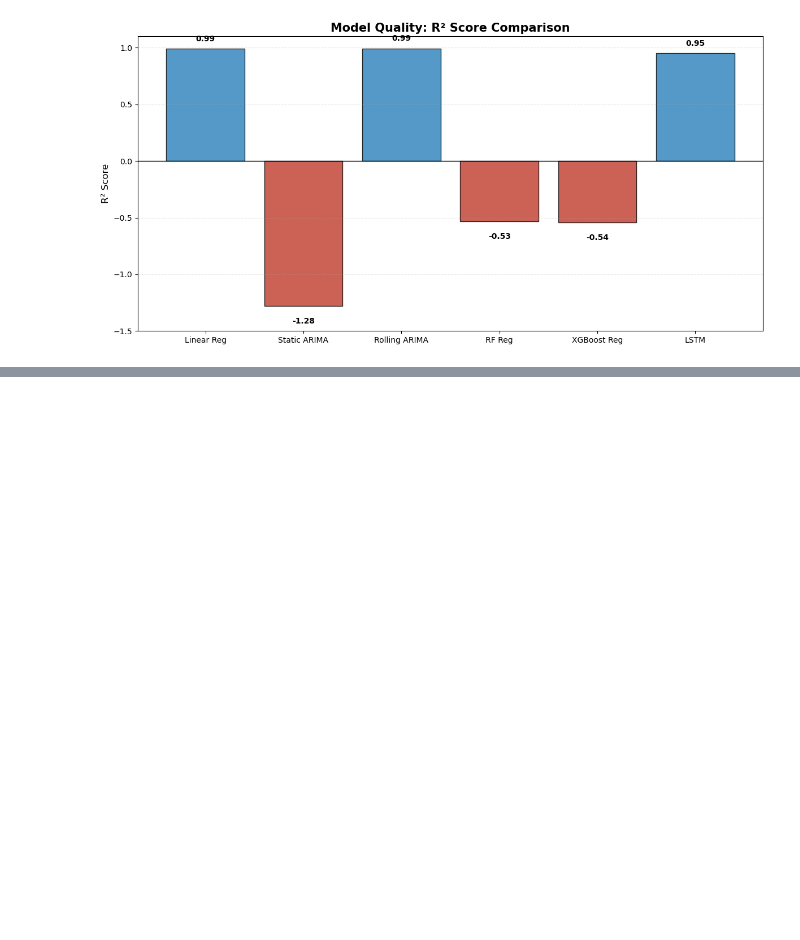
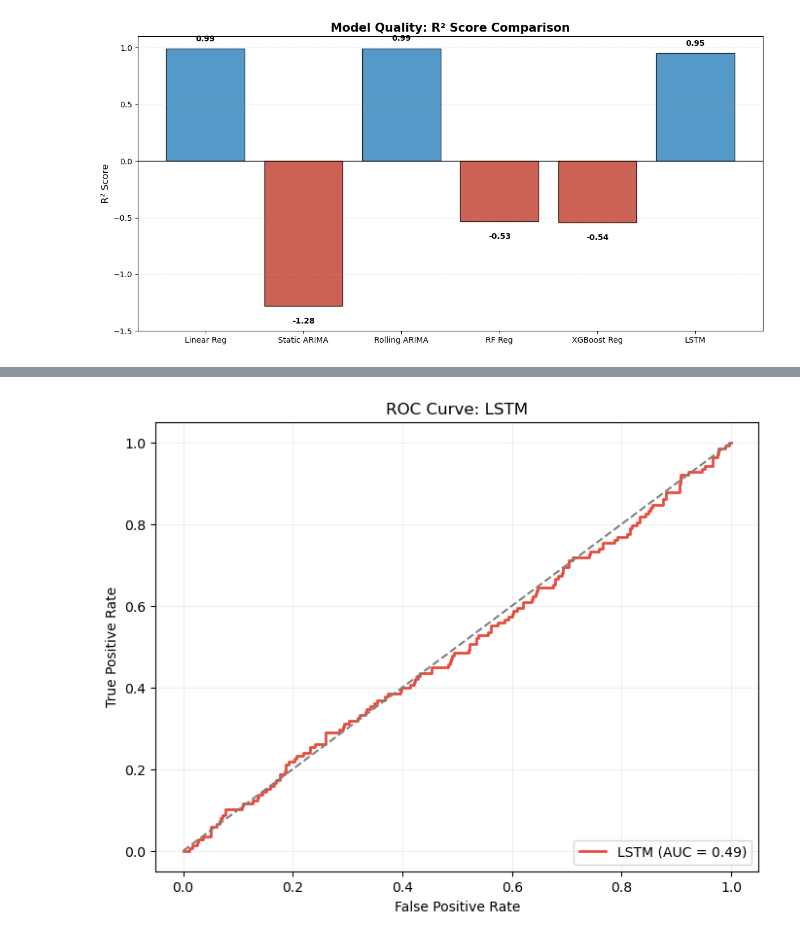
Before and after one commit to Denim951/stock-price-forecasting, a Jupyter notebook: stock_model_development.ipynb, the cells around one changed output, grey strips where cells are left out. Cells and saved outputs as stored; diff of their text form; code cells hidden in the pictures; blank space fills up the shorter version.

```diff
--- a/stock_model_development.ipynb
+++ b/stock_model_development.ipynb
@@ -1051,0 +1120,22 @@ plt.show()
+# %%
+# 1. Align the predictions to match the 580 samples in y_test_class_aligned
+# slice the first 580 predictions to match the label length
+lstm_probs_aligned = lstm_predictions[:len(y_test_class_aligned)]
+
+# 2. Calculate ROC and AUC
+fpr, tpr, _ = roc_curve(y_test_class_aligned, lstm_probs_aligned)
+roc_auc_val = auc(fpr, tpr)
+
+# 3. Plotting
+plt.figure(figsize=(8, 6))
+plt.plot(fpr, tpr, color='#E74C3C', lw=2, label=f'LSTM (AUC = {roc_auc_val:.2f})')
+plt.plot([0, 1], [0, 1], color='gray', linestyle='--')
+plt.title('ROC Curve: LSTM')
+plt.xlabel('False Positive Rate')
+plt.ylabel('True Positive Rate')
+plt.legend(loc="lower right")
+plt.grid(alpha=0.2)
+plt.savefig("figures/ROC_LSTM.png", dpi=300)
+plt.show()
+# %% [output]
+[figure, added]
```
Also changed, not shown: parts of 5 cells of this notebook, 4 other files.
